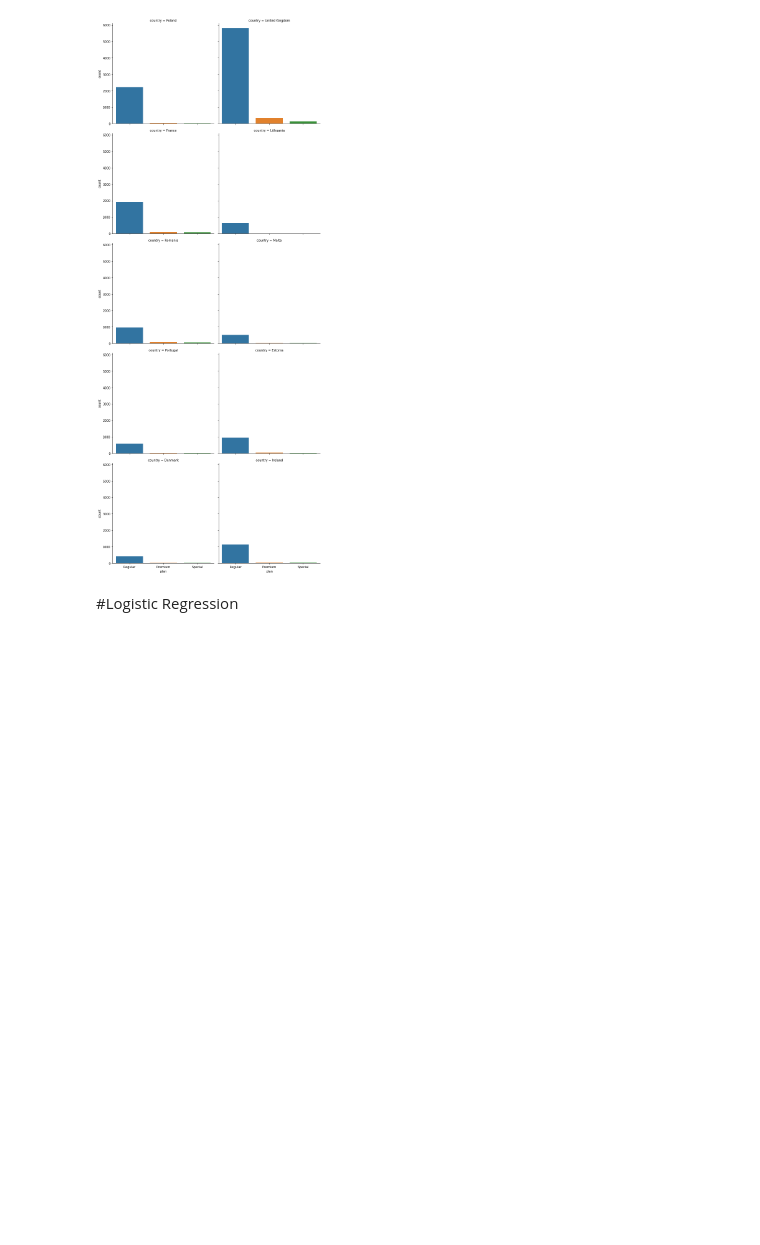
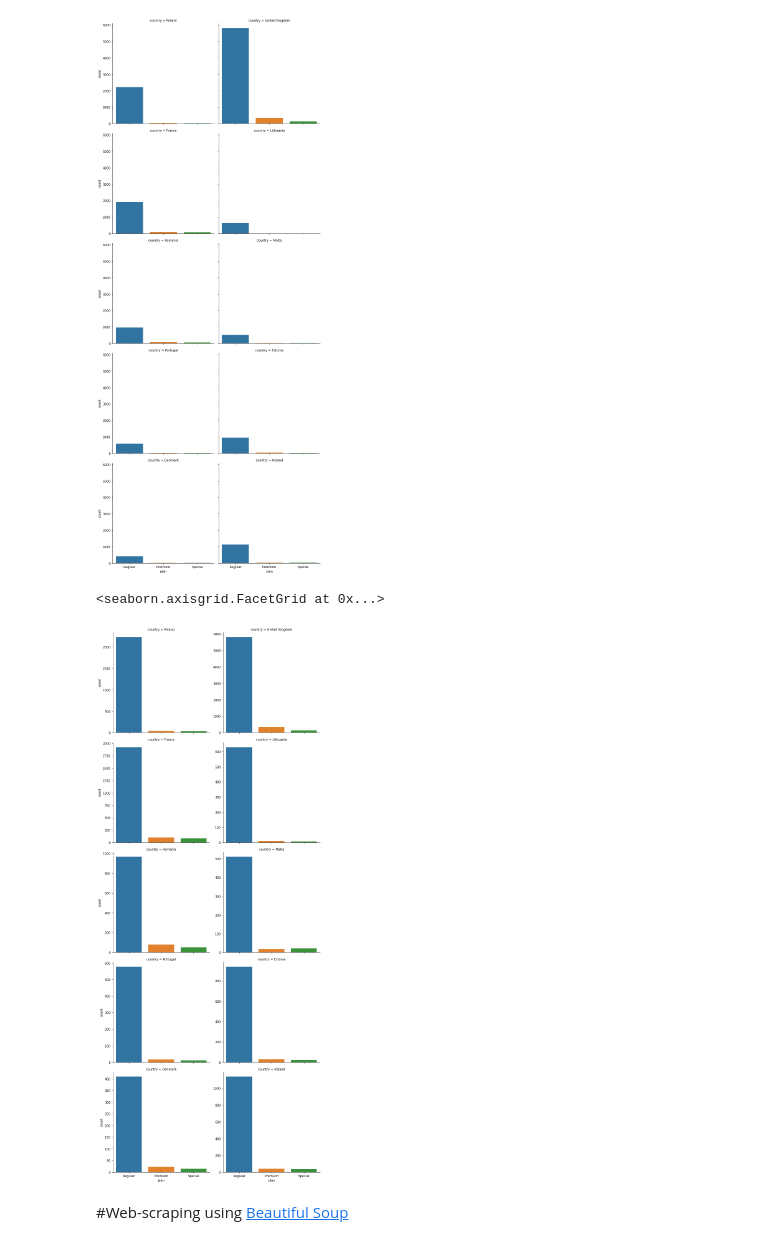
Before and after one commit to atlas-github/fstep_19, a Jupyter notebook: intro_to_bigdata&ai.ipynb, the cells around one changed output. Saved outputs shown, nothing was run; the diff lists cells and outputs as text; code cells hidden in the pictures; blank space fills up the shorter version.

```diff
--- a/intro_to_bigdata&ai.ipynb
+++ b/intro_to_bigdata&ai.ipynb
@@ -260,5 +305,12 @@ plot1
 # %% [output]
 <seaborn.axisgrid.FacetGrid at 0x...>
 [figure]
-# %% [markdown]
-#Logistic Regression
+# %%
+import seaborn as sns
+plot1 = sns.catplot(x = "plan", col = "country", col_wrap = 2, data = users_devices, kind = "count", sharey = False)
+plot1
+# %% [output]
+<seaborn.axisgrid.FacetGrid at 0x...>
+[figure, added]
+# %% [markdown]
+#Web-scraping using [Beautiful Soup](https://pypi.org/project/beautifulsoup4/)
```
Also changed, not shown: parts of 18 cells of this notebook.
